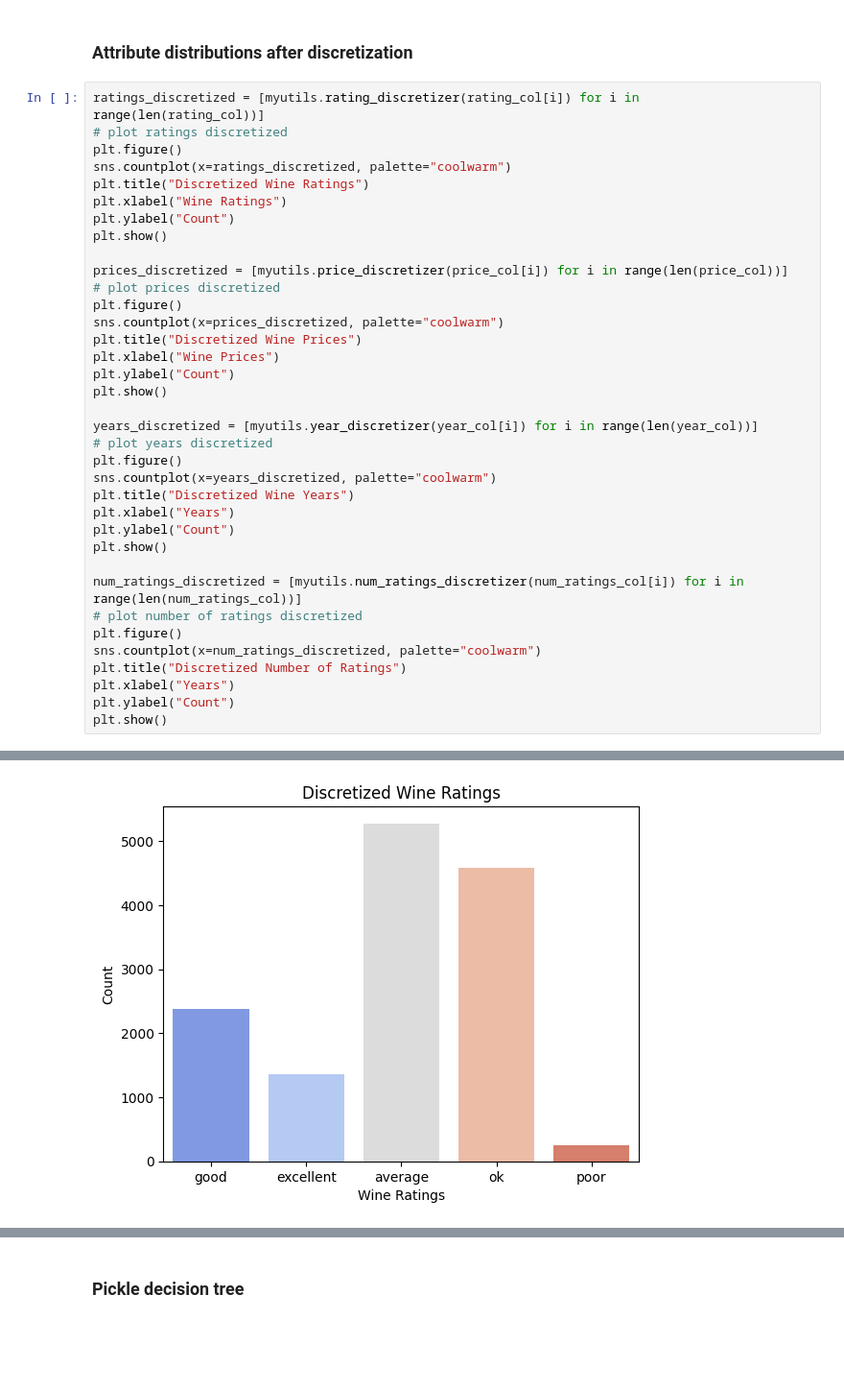
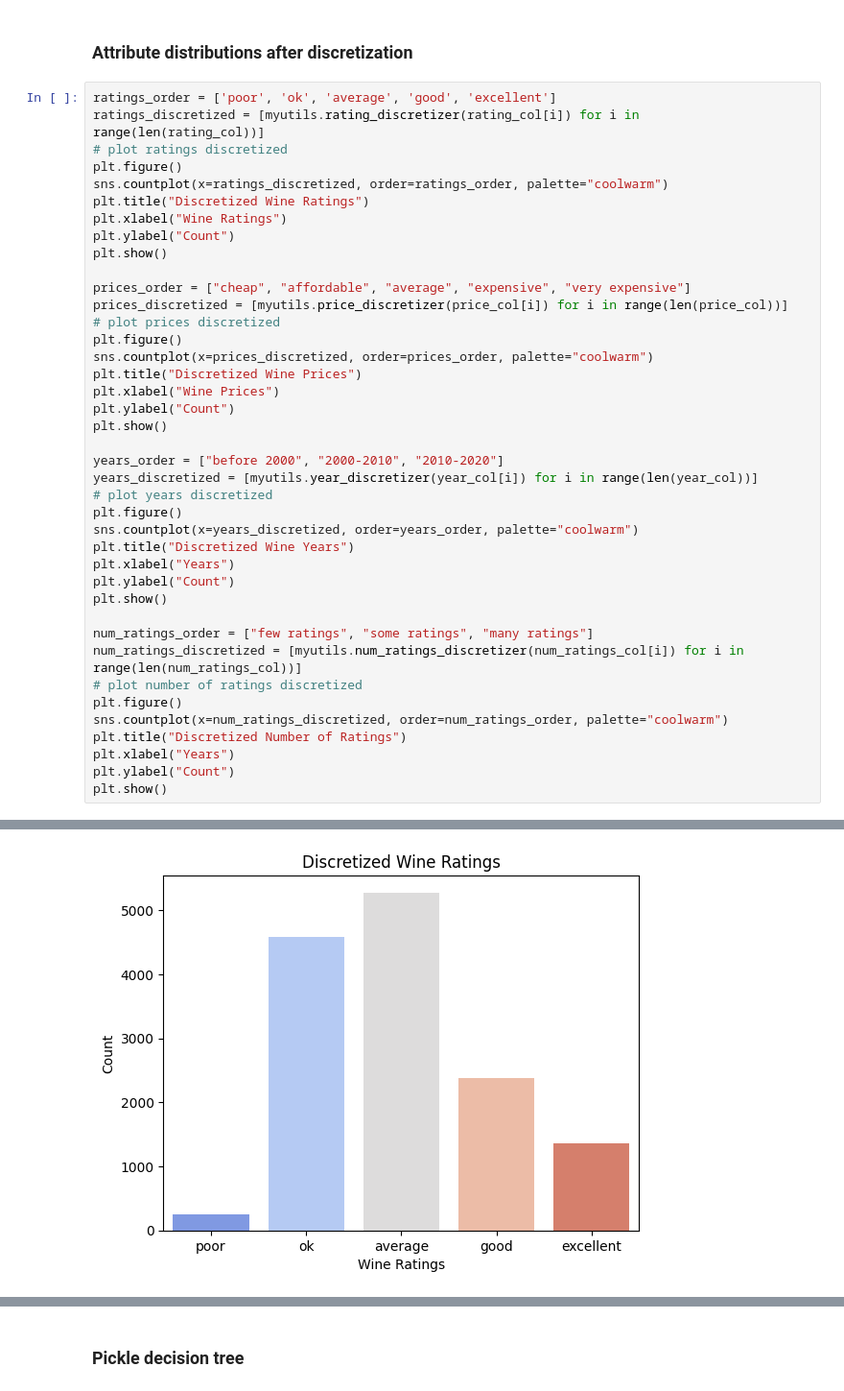
Before and after one commit to xinnnxuan/CPSC322-FinalProject, a Jupyter notebook: wineclassification.ipynb, the cells around one changed output, grey strips where cells are left out. Shown: that part at 96% size. Saved outputs shown, nothing was run; the diff lists cells and outputs as text; blank space fills up the shorter version.

Commit message:
ordered distribution charts

```diff
--- a/wineclassification.ipynb
+++ b/wineclassification.ipynb
@@ -158,37 +173,41 @@ print(f'Ratings range from {min(rating_col)} to {max(rating_col)}')
 # %% [markdown]
 ### Attribute distributions after discretization
 # %%
+ratings_order = ['poor', 'ok', 'average', 'good', 'excellent']
 ratings_discretized = [myutils.rating_discretizer(rating_col[i]) for i in range(len(rating_col))]
 # plot ratings discretized
 plt.figure()
-sns.countplot(x=ratings_discretized, palette="coolwarm")
+sns.countplot(x=ratings_discretized, order=ratings_order, palette="coolwarm")
 plt.title("Discretized Wine Ratings")
 plt.xlabel("Wine Ratings")
 plt.ylabel("Count")
 plt.show()
 
+prices_order = ["cheap", "affordable", "average", "expensive", "very expensive"]
 prices_discretized = [myutils.price_discretizer(price_col[i]) for i in range(len(price_col))]
 # plot prices discretized
 plt.figure()
-sns.countplot(x=prices_discretized, palette="coolwarm")
+sns.countplot(x=prices_discretized, order=prices_order, palette="coolwarm")
 plt.title("Discretized Wine Prices")
 plt.xlabel("Wine Prices")
 plt.ylabel("Count")
 plt.show()
 
+years_order = ["before 2000", "2000-2010", "2010-2020"]
 years_discretized = [myutils.year_discretizer(year_col[i]) for i in range(len(year_col))]
 # plot years discretized
 plt.figure()
-sns.countplot(x=years_discretized, palette="coolwarm")
+sns.countplot(x=years_discretized, order=years_order, palette="coolwarm")
 plt.title("Discretized Wine Years")
 plt.xlabel("Years")
 plt.ylabel("Count")
 plt.show()
 
+num_ratings_order = ["few ratings", "some ratings", "many ratings"]
 num_ratings_discretized = [myutils.num_ratings_discretizer(num_ratings_col[i]) for i in range(len(num_ratings_col))]
 # plot number of ratings discretized
 plt.figure()
-sns.countplot(x=num_ratings_discretized, palette="coolwarm")
+sns.countplot(x=num_ratings_discretized, order=num_ratings_order, palette="coolwarm")
 plt.title("Discretized Number of Ratings")
 plt.xlabel("Years")
 plt.ylabel("Count")
@@ -200,4 +219,4 @@ Passing `palette` without assigning `hue` is deprecated and will be removed in v
-[figure, old version]
+[figure, new version]
 Passing `palette` without assigning `hue` is deprecated and will be removed in v0.14.0. Assign the `x` variable to `hue` and set `legend=False` for the same effect.
 
   sns.countplot(x=prices_discretized, palette="coolwarm")
```
Also changed, not shown: parts of 4 cells of this notebook, 1 other file.
